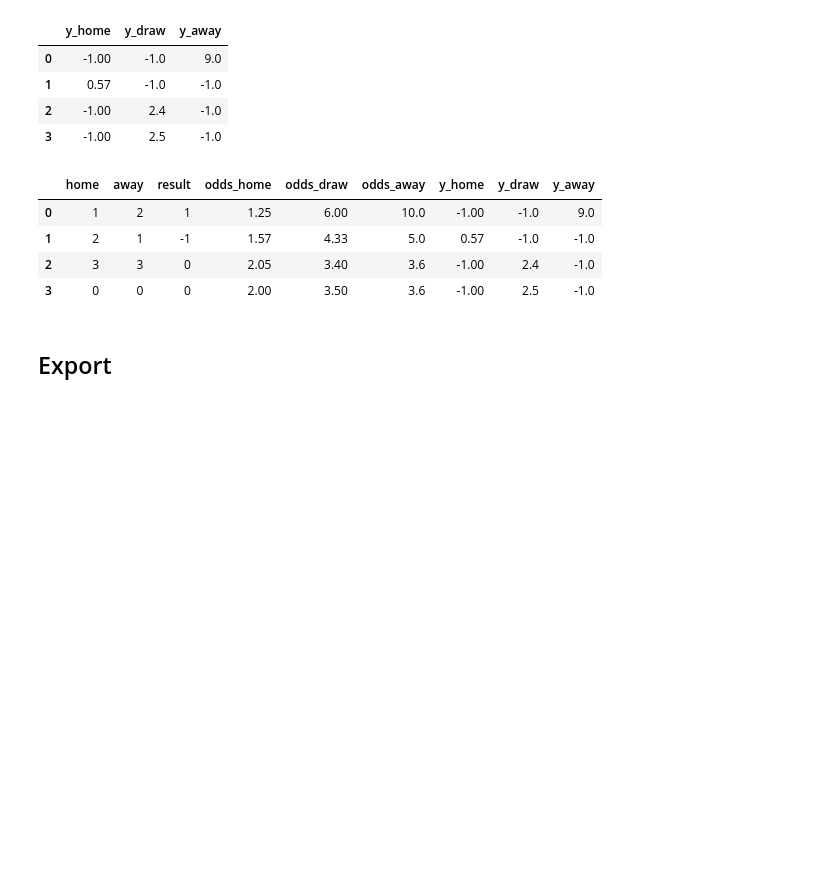
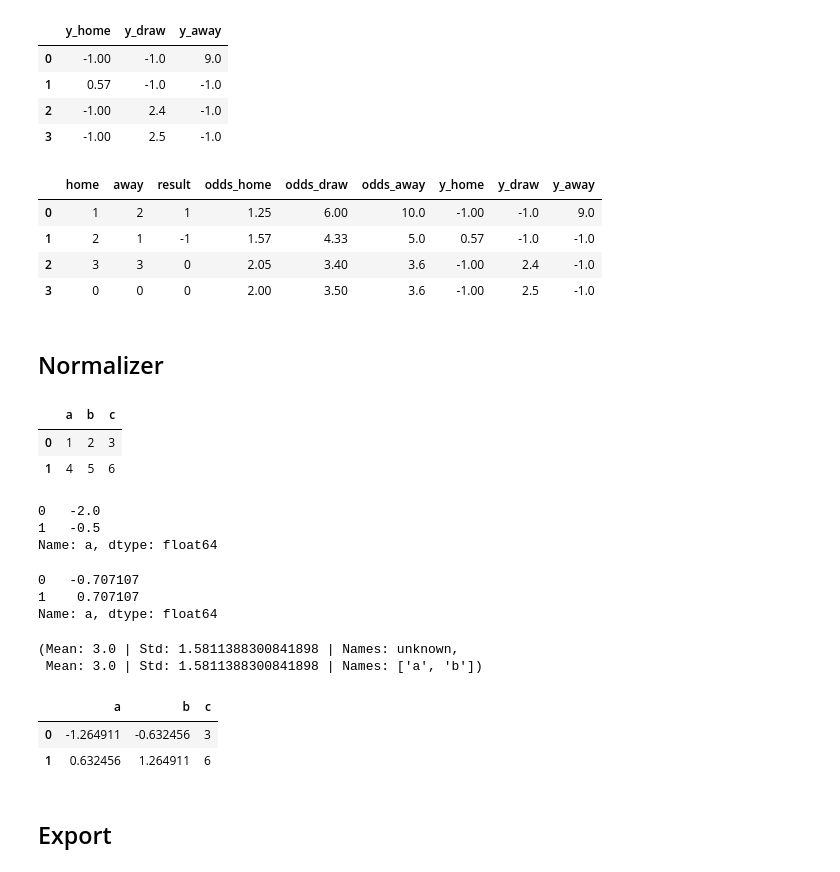
Before and after one commit to omlnaut/betting, a Jupyter notebook: nbs/04_feature_engineering.ipynb, the cells around one changed output. Cells and saved outputs as stored; diff of their text form; code cells hidden in the pictures; blank space fills up the shorter version.

Commit message:
fixedd(?) installation on windows, added ColumnNormalizer

```diff
--- a/nbs/04_feature_engineering.ipynb
+++ b/nbs/04_feature_engineering.ipynb
@@ -307,3 +307,12 @@ add_profit_cols(odds_df, 'odds_home', 'odds_draw', 'odds_away')
 | 1 | 2 | 1 | -1 | 1.57 | 4.33 | 5.0 | 0.57 | -1.0 | -1.0 |
 | 2 | 3 | 3 | 0 | 2.05 | 3.40 | 3.6 | -1.00 | 2.4 | -1.0 |
 | 3 | 0 | 0 | 0 | 2.00 | 3.50 | 3.6 | -1.00 | 2.5 | -1.0 |
+# %% [markdown]
+## Normalizer
+# %%
+df = pd.DataFrame([[1,2,3], [4,5,6]], columns=['a', 'b', 'c'])
+df
+# %% [output]
+|  | a | b | c |
+| 0 | 1 | 2 | 3 |
+| 1 | 4 | 5 | 6 |
@@ -309,0 +344,26 @@ add_profit_cols(odds_df, 'odds_home', 'odds_draw', 'odds_away')
+# %%
+normalize_by_args(df.a, 5, 2.)
+# %% [output]
+0   -2.0
+1   -0.5
+Name: a, dtype: float64
+# %%
+normalize_col(df.a)
+# %% [output]
+0   -0.707107
+1    0.707107
+Name: a, dtype: float64
+# %%
+ColumnNormalizer(df.loc[:,['a', 'b']]), ColumnNormalizer.from_df(df, ['a','b'])
+# %% [output]
+(Mean: 3.0 | Std: 1.5811388300841898 | Names: unknown,
+ Mean: 3.0 | Std: 1.5811388300841898 | Names: ['a', 'b'])
+# %%
+norm = ColumnNormalizer.from_df(df, ['a','b'])
+
+df.loc[:, norm.names] = norm(df.loc[:, norm.names])
+df
+# %% [output]
+|  | a | b | c |
+| 0 | -1.264911 | -0.632456 | 3 |
+| 1 | 0.632456 | 1.264911 | 6 |
```
Also changed, not shown: parts of 2 cells of this notebook, 5 other files.
